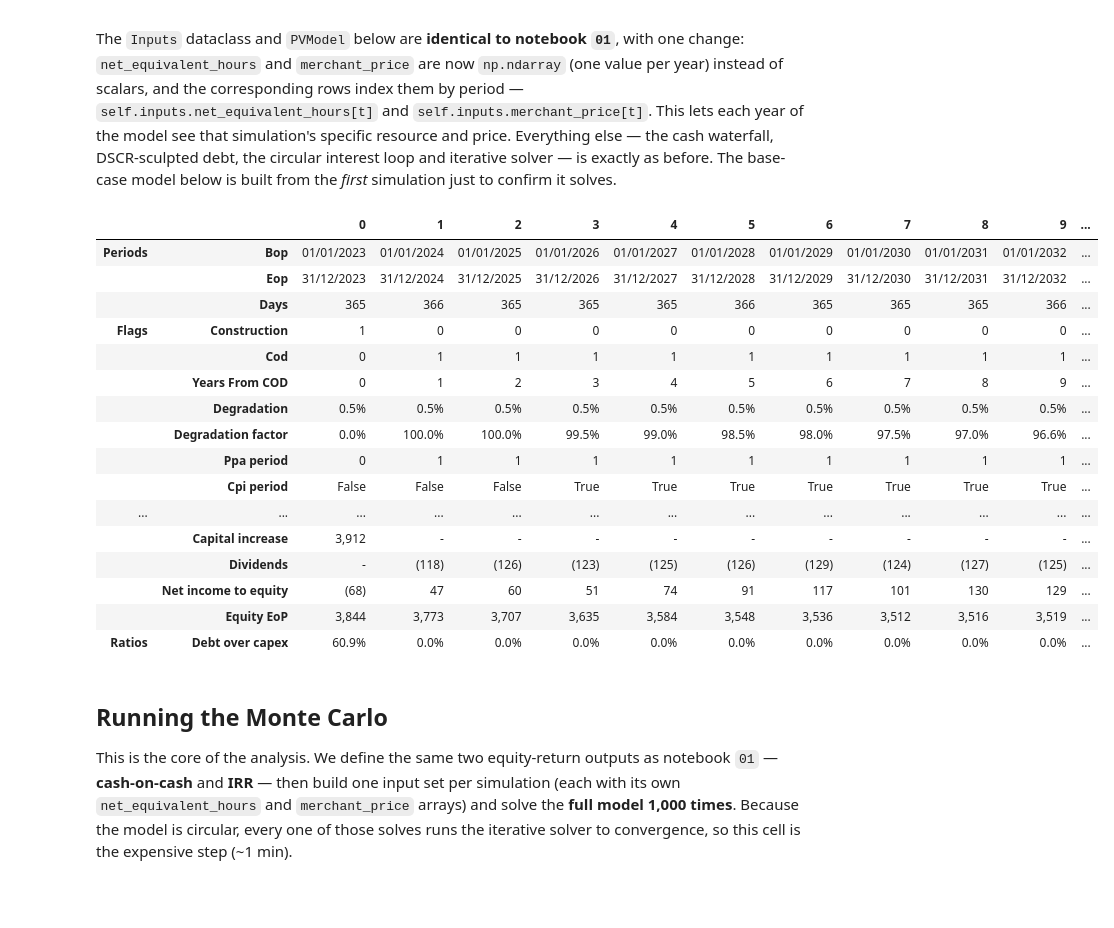
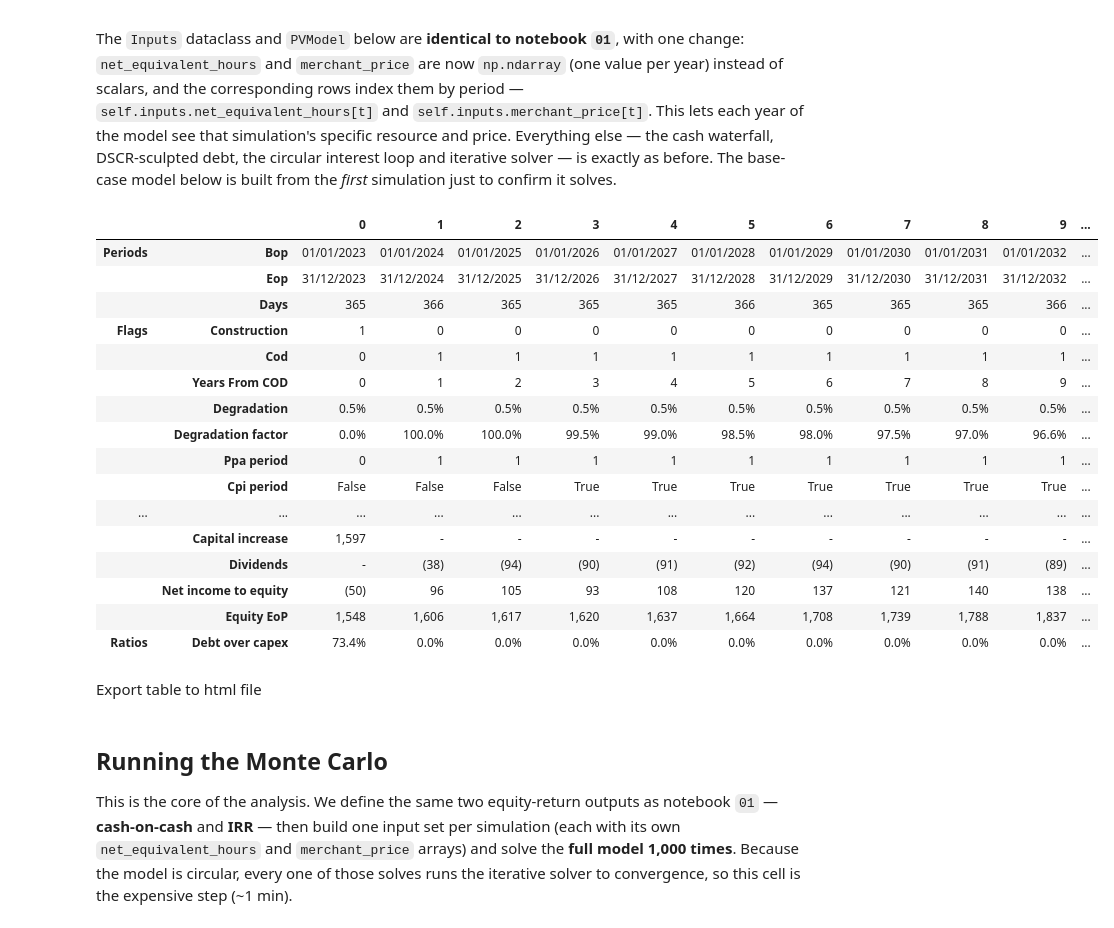
Before and after one commit to zeemarquez/project-finance, a Jupyter notebook: 03-pv-stochastic-model/pv-markov-model.ipynb, the cells around one changed output. Saved outputs shown, nothing was run; the diff lists cells and outputs as text; code cells hidden in the pictures; blank space fills up the shorter version.

```diff
--- a/03-pv-stochastic-model/pv-markov-model.ipynb
+++ b/03-pv-stochastic-model/pv-markov-model.ipynb
@@ -146,6 +146,8 @@ class Inputs:
     cpi_per_year: float
     tax_rate: float
 
+    min_cash: float
+
     def __post_init__(self):
         self.construction_eop = self.construction_bop + self.construction_periods - timedelta(days=1)
         self.cod_bop = self.construction_eop + timedelta(days=1)
@@ -164,9 +166,9 @@ inputs = Inputs(
     degradation_start=datetime(2026, 1, 1),
     ppa_production=0.8,
     ppa_duration=relativedelta(years=13),
-    ppa_price=40.0,
+    ppa_price=30.0,
     merchant_price=inputs_synth_data['price'][0],
-    capex_per_mwp=1000.e3,
+    capex_per_mwp=600.e3,
     opex_per_year=100.e3,
     days_receivable=30.0,
     days_payable=90.0,
@@ -177,7 +179,8 @@ inputs = Inputs(
     debt_upfront_fee=0.02,
     cpi_bop=datetime(2026, 1, 1),
     cpi_per_year=2./100,
-    tax_rate=25./100
+    tax_rate=25./100,
+    min_cash=1,
 )
 # %%
 class PVModel(Model):
@@ -287,7 +290,7 @@ class PVModel(Model):
 
     @row(group="Revenues")
     def price_merchant(self, t: int):
-        return self.inputs.merchant_price[t] * self.COD(t) * self.cpi_acc(t)
+        return self.inputs.merchant_price[t] * self.COD(t)
 
     @row(group="Revenues")
     def revenues_ppa(self, t: int):
@@ -431,15 +434,26 @@ class PVModel(Model):
     def cf_to_debt_repayment(self, t: int):
         return self.cf_to_debt_service(t) + self.net_financial_expenses(t)
 
+    @row(group="Cash Flow")
+    def cf_to_min_cash(self, t: int):
+
+        cf_available_to_min_cash = self.cf_to_debt_repayment(t) + self.debt_repayment(t) + self.debt_drawdown(t)
+
+        if cf_available_to_min_cash < 0:
+            return 0
+        elif self.cash_bop(t) < self.inputs.min_cash:
+            return -min(self.inputs.min_cash - self.cash_bop(t), cf_available_to_min_cash)
+        else:
+            return 0
 
     @row(group="Cash Flow")
     def cf_to_shareholders(self, t: int):
-        return self.cf_to_debt_repayment(t) + self.debt_repayment(t) + self.debt_drawdown(t)
+        return self.cf_to_debt_repayment(t) + self.debt_repayment(t) + self.debt_drawdown(t) + self.cf_to_min_cash(t)
 
 
     @row(group="Cash Flow")
     def cash_variation(self, t: int):
-        return self.cf_to_shareholders(t) + self.capital_increase(t) + self.dividends(t)
+        return self.cf_to_shareholders(t) + self.capital_increase(t) + self.dividends(t) - self.cf_to_min_cash(t)
 
     @row(group="Cash Flow")
     def cash_bop(self, t: int):
@@ -541,31 +555,34 @@ class PVModel(Model):
 # %%
 model = PVModel(
     periods=26,
     inputs=inputs,
     style=PredefinedStyles.JETBRAINS_DARK_THEME,
     enable_iterative_calculation=True,
     max_iterations=100,   # was 10; with damping=1.0 the model converges by iter 8-9
     damping=1.0,        # was default 0.5, which over-damps and prevents convergence here
 )
 
 
 model.calculate()
-model.show()
+styled_df = model.show()
+styled_df
 # %% [output]
 |  |  | 0 | 1 | 2 | 3 | 4 | 5 | 6 | 7 | 8 | 9 | ... |
 | Periods | Bop | 01/01/2023 | 01/01/2024 | 01/01/2025 | 01/01/2026 | 01/01/2027 | 01/01/2028 | 01/01/2029 | 01/01/2030 | 01/01/2031 | 01/01/2032 | ... |
 |  | Eop | 31/12/2023 | 31/12/2024 | 31/12/2025 | 31/12/2026 | 31/12/2027 | 31/12/2028 | 31/12/2029 | 31/12/2030 | 31/12/2031 | 31/12/2032 | ... |
 |  | Days | 365 | 366 | 365 | 365 | 365 | 366 | 365 | 365 | 365 | 366 | ... |
 | Flags | Construction | 1 | 0 | 0 | 0 | 0 | 0 | 0 | 0 | 0 | 0 | ... |
 |  | Cod | 0 | 1 | 1 | 1 | 1 | 1 | 1 | 1 | 1 | 1 | ... |
 |  | Years From COD | 0 | 1 | 2 | 3 | 4 | 5 | 6 | 7 | 8 | 9 | ... |
 |  | Degradation | 0.5% | 0.5% | 0.5% | 0.5% | 0.5% | 0.5% | 0.5% | 0.5% | 0.5% | 0.5% | ... |
 |  | Degradation factor | 0.0% | 100.0% | 100.0% | 99.5% | 99.0% | 98.5% | 98.0% | 97.5% | 97.0% | 96.6% | ... |
 |  | Ppa period | 0 | 1 | 1 | 1 | 1 | 1 | 1 | 1 | 1 | 1 | ... |
 |  | Cpi period | False | False | False | True | True | True | True | True | True | True | ... |
 | ... | ... | ... | ... | ... | ... | ... | ... | ... | ... | ... | ... | ... |
-|  | Capital increase | 3,912 | - | - | - | - | - | - | - | - | - | ... |
-|  | Dividends | - | (118) | (126) | (123) | (125) | (126) | (129) | (124) | (127) | (125) | ... |
-|  | Net income to equity | (68) | 47 | 60 | 51 | 74 | 91 | 117 | 101 | 130 | 129 | ... |
-|  | Equity EoP | 3,844 | 3,773 | 3,707 | 3,635 | 3,584 | 3,548 | 3,536 | 3,512 | 3,516 | 3,519 | ... |
-| Ratios | Debt over capex | 60.9% | 0.0% | 0.0% | 0.0% | 0.0% | 0.0% | 0.0% | 0.0% | 0.0% | 0.0% | ... |
+|  | Capital increase | 1,597 | - | - | - | - | - | - | - | - | - | ... |
+|  | Dividends | - | (38) | (94) | (90) | (91) | (92) | (94) | (90) | (91) | (89) | ... |
+|  | Net income to equity | (50) | 96 | 105 | 93 | 108 | 120 | 137 | 121 | 140 | 138 | ... |
+|  | Equity EoP | 1,548 | 1,606 | 1,617 | 1,620 | 1,637 | 1,664 | 1,708 | 1,739 | 1,788 | 1,837 | ... |
+| Ratios | Debt over capex | 73.4% | 0.0% | 0.0% | 0.0% | 0.0% | 0.0% | 0.0% | 0.0% | 0.0% | 0.0% | ... |
+# %% [markdown]
+Export table to html file
```
Also changed, not shown: parts of 6 cells of this notebook, 5 other files.
